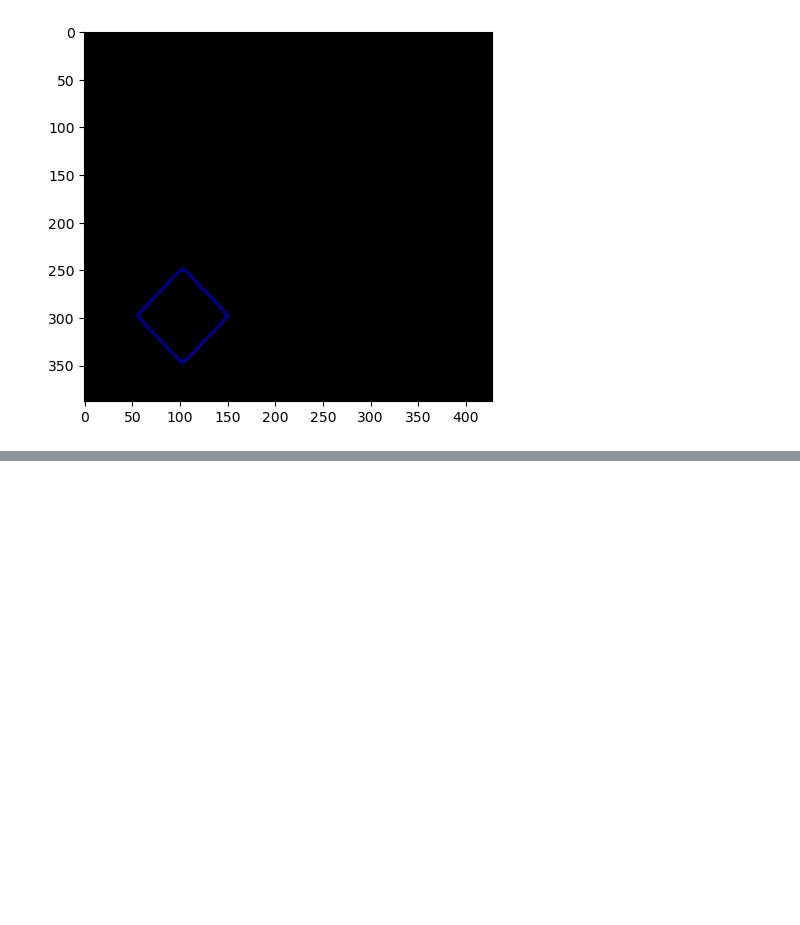
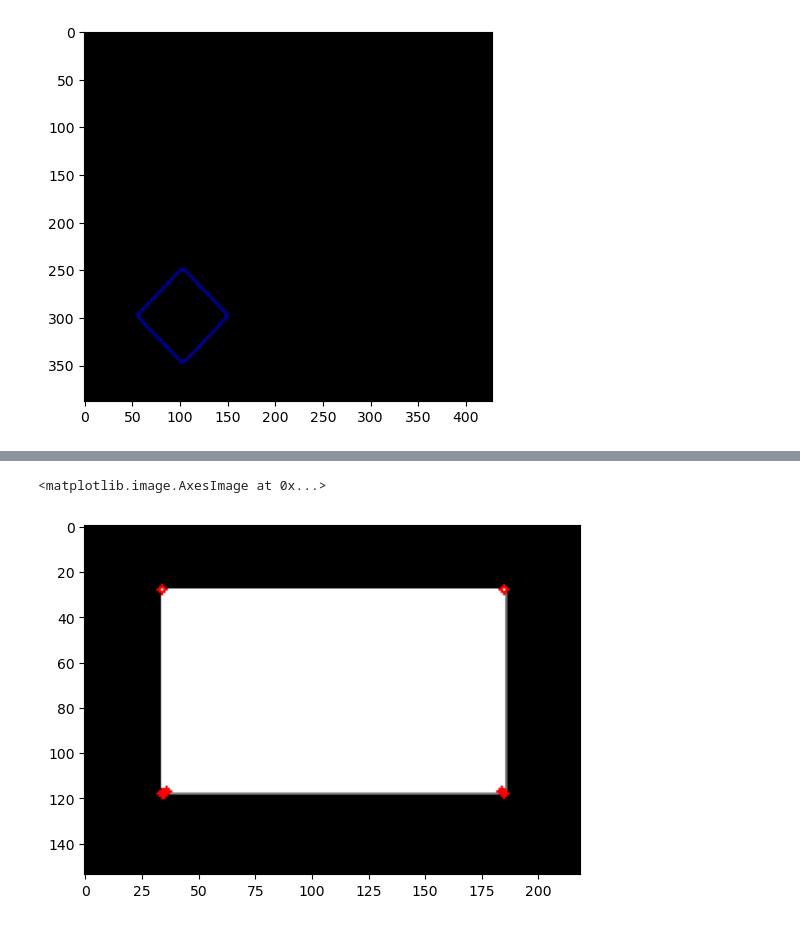
Before and after one commit to mjmousavi97/image-processing-and-computer_vision-using-opencv, a Jupyter notebook: projects/session_4/src/Finding_Contour.ipynb, the cells around one changed output, grey strips where cells are left out. Cells and saved outputs as stored; diff of their text form; code cells hidden in the pictures; blank space fills up the shorter version.

```diff
--- a/projects/session_4/src/Finding_Contour.ipynb
+++ b/projects/session_4/src/Finding_Contour.ipynb
@@ -53,0 +127,10 @@ plt.imshow(image_shape[..., ::-1])
+# %%
+for i in range(contours[0].shape[0]):
+    point = contours[0][i][0]
+
+    cv2.circle(image_bgr, point, 2, (0, 0, 255), 1)
+
+plt.imshow(image_bgr[..., ::-1])
+# %% [output]
+<matplotlib.image.AxesImage at 0x...>
+[figure, added]
```
Also changed, not shown: parts of 16 cells of this notebook, 1 other file.
